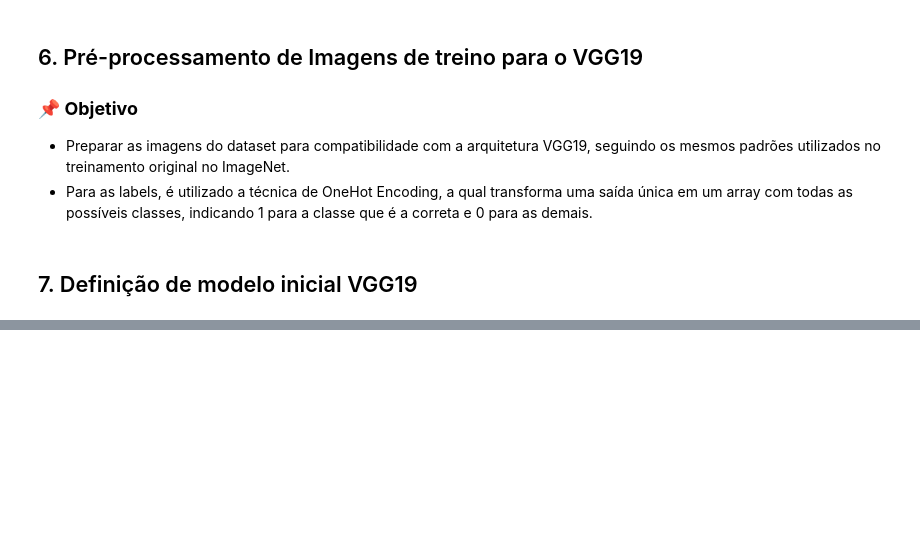
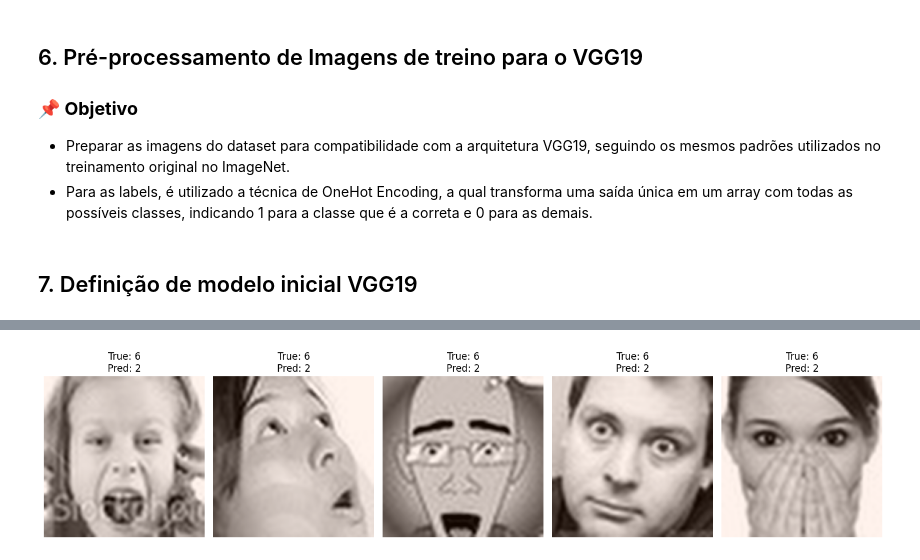
Before and after one commit to igorcenzi/tcc, a Jupyter notebook: TCC_IGOR_CENZI.ipynb, the cells around one changed output, grey strips where cells are left out. Cells and saved outputs as stored; diff of their text form; code cells hidden in the pictures; blank space fills up the shorter version.

```diff
--- a/TCC_IGOR_CENZI.ipynb
+++ b/TCC_IGOR_CENZI.ipynb
@@ -1457,0 +624,27 @@ array([[2.5020579e-01, 5.7583963e-03, 3.1199026e-01, ..., 1.5318368e-01,
+# %%
+# Função para exibir as classes classificadas erradas
+def show_images_with_classification_error(y_true, y_pred, X_data, classe_verdadeira, classe_predita, num_imgs=10):
+
+    indices_erro = np.where((y_true == classe_verdadeira) & (y_pred == classe_predita))[0]
+    indices_erro = indices_erro[:num_imgs]
+
+    if len(indices_erro) == 0:
+        print(f"Nenhuma imagem da classe {classe_verdadeira} foi classificada como {classe_predita}.")
+        return
+
+    plt.figure(figsize=(15, 5))
+    for i, idx in enumerate(indices_erro):
+        plt.subplot(1, len(indices_erro), i + 1)
+        img = X_data[idx]
+        img = img - np.min(img)
+        img = img / np.max(img)
+        plt.imshow(img)
+        plt.title(f"True: {classe_verdadeira}\nPred: {classe_predita}")
+        plt.axis('off')
+    plt.tight_layout()
+    plt.show()
+# %%
+# Exibe os erros da classe "disgust" classificadas como "fear" do modelo VGG19
+show_images_with_classification_error(y_train_filtered, y_pred_classes, X_train_preprocessed, 6, 2, 5)
+# %% [output]
+[figure, added]
```
Also changed, not shown: parts of 74 cells of this notebook, 1 other file.
